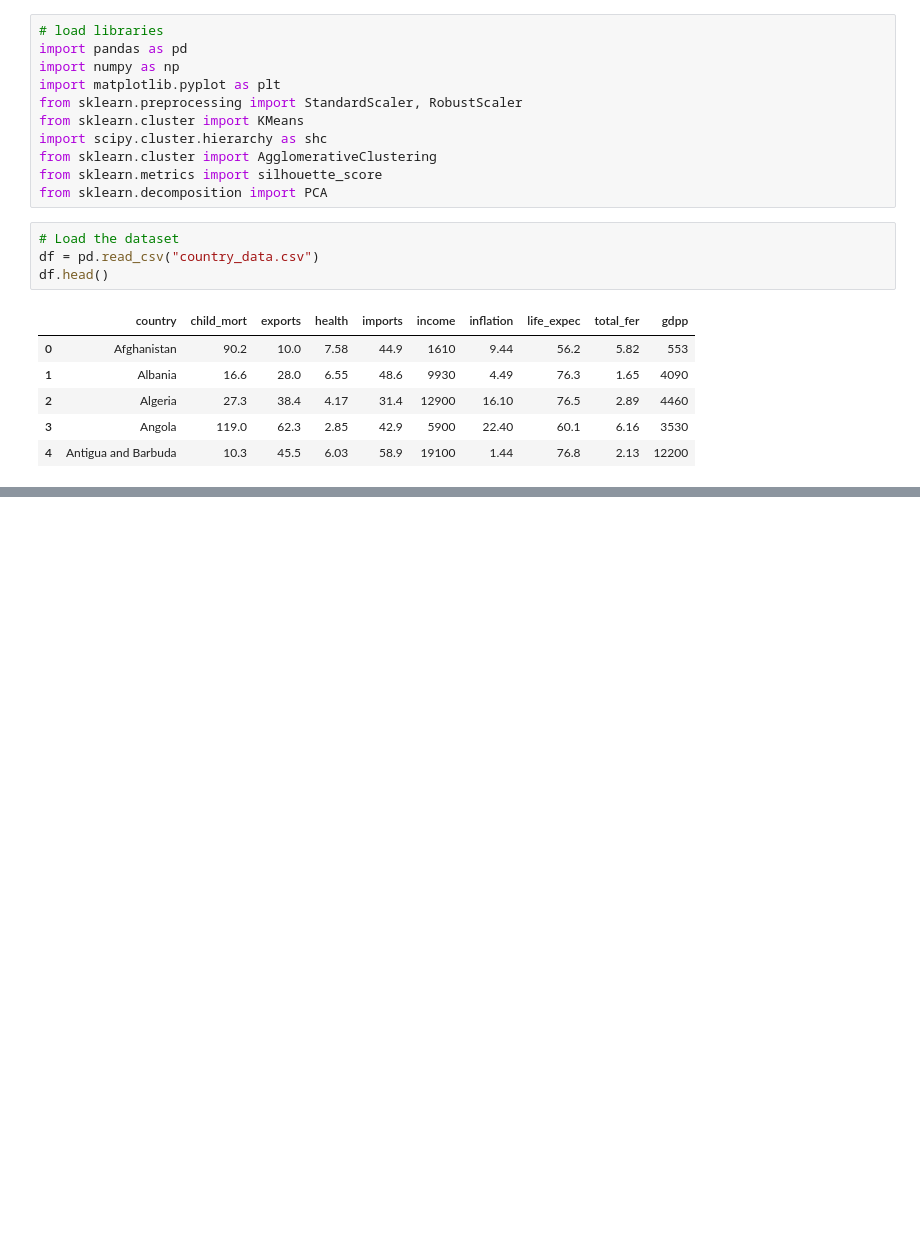
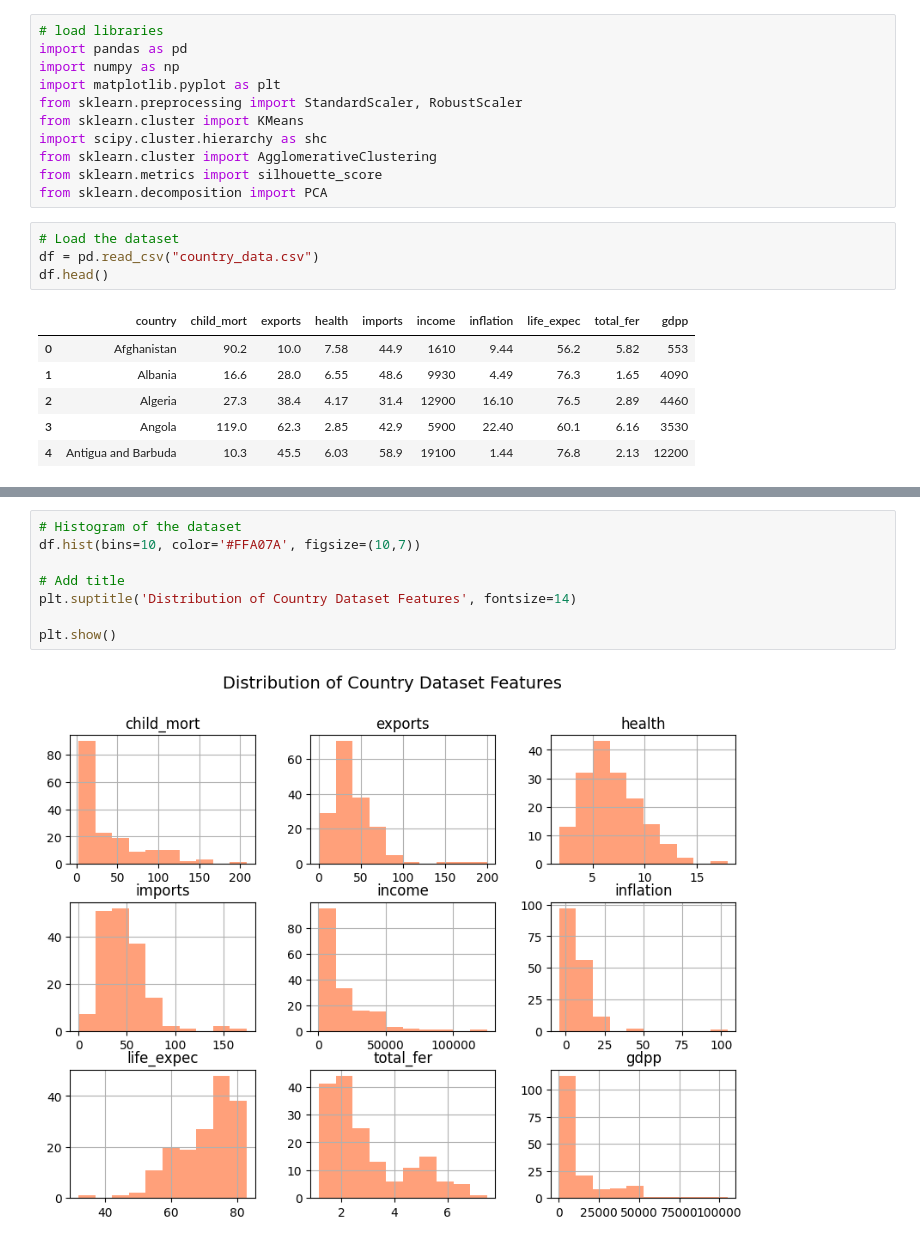
Before and after one commit to bytesbyt/ds_help_country, a Jupyter notebook: country.ipynb, the cells around one changed output, grey strips where cells are left out. Drawn from its saved outputs; the diff is of its cells as text; blank space fills up the shorter version.

```diff
--- a/country.ipynb
+++ b/country.ipynb
@@ -22,0 +78,10 @@ df.head()
+# %%
+# Histogram of the dataset
+df.hist(bins=10, color='#FFA07A', figsize=(10,7))
+
+# Add title
+plt.suptitle('Distribution of Country Dataset Features', fontsize=14)
+
+plt.show()
+# %% [output]
+[figure, added]
```
Also changed, not shown: parts of 5 cells of this notebook.
